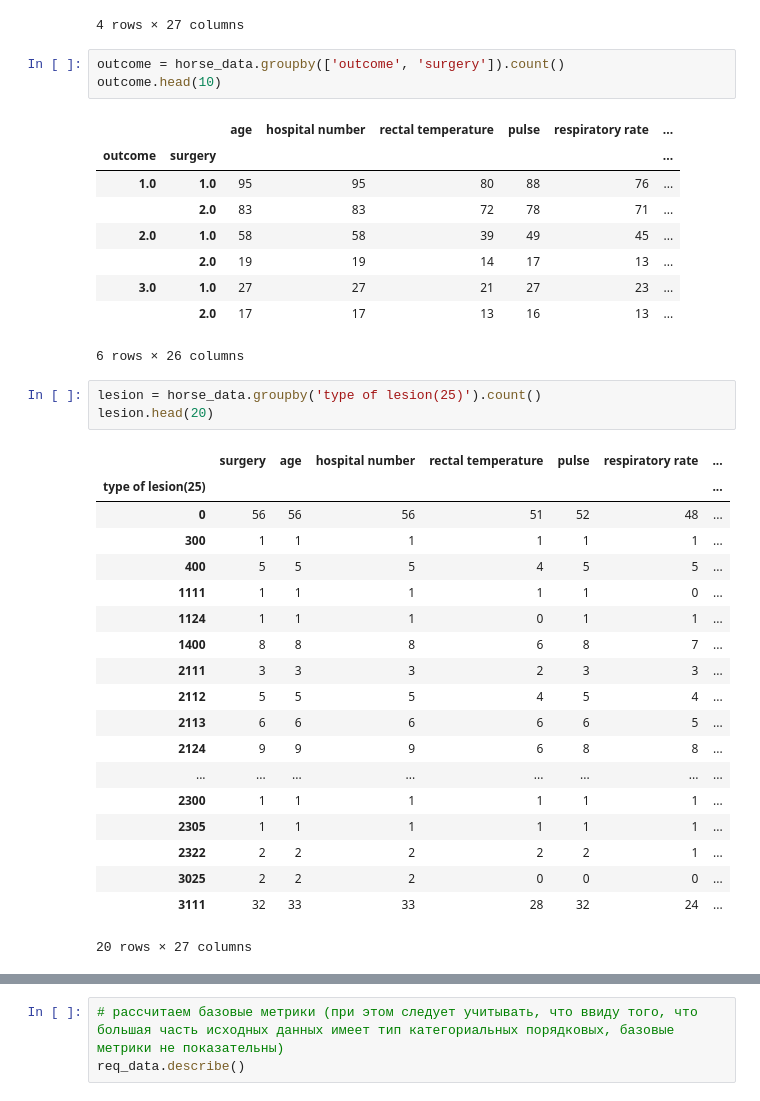
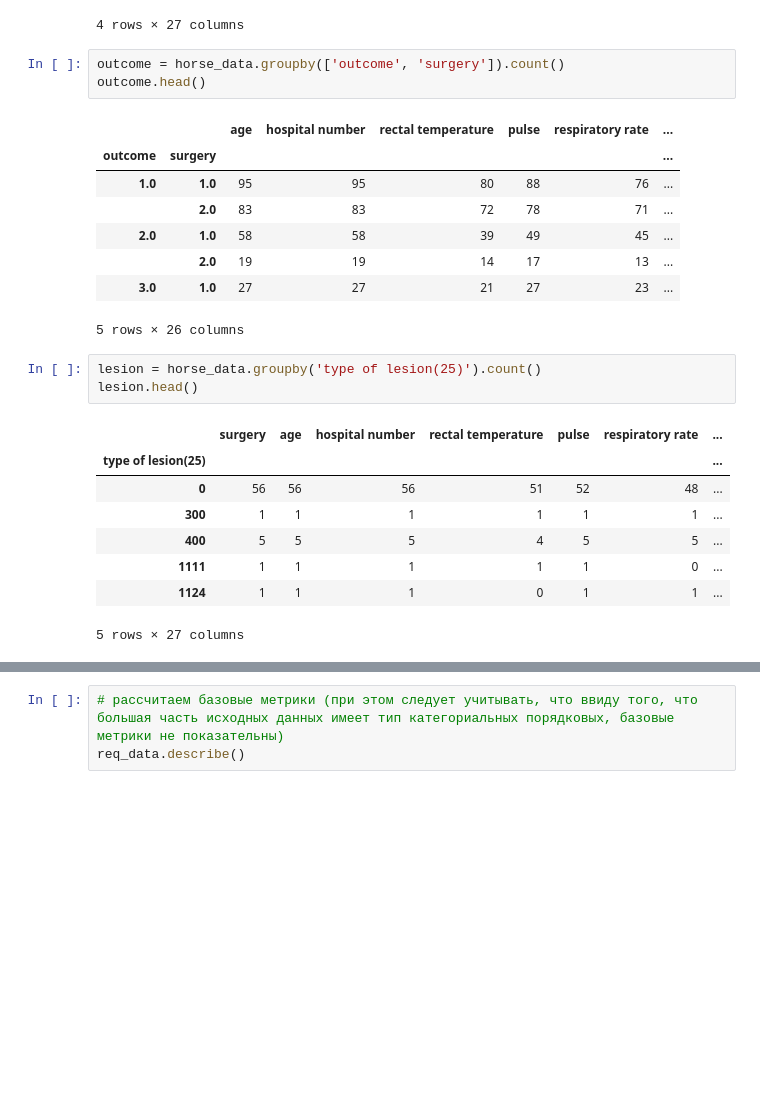
Before and after one commit to AlexandraKim2907/ryda-14_homework, a Jupyter notebook: Homework_basic_statistic.ipynb, the cells around one changed output, grey strips where cells are left out. Saved outputs shown, nothing was run; the diff lists cells and outputs as text; blank space fills up the shorter version.

```diff
--- a/Homework_basic_statistic.ipynb
+++ b/Homework_basic_statistic.ipynb
@@ -93,7 +93,7 @@ abd.head()
 4 rows × 27 columns
 # %%
 outcome = horse_data.groupby(['outcome', 'surgery']).count()
-outcome.head(10)
+outcome.head()
 # %% [output]
 |  |  | age | hospital number | rectal temperature | pulse | respiratory rate | ... |
 | outcome | surgery |  |  |  |  |  | ... |
@@ -102,29 +102,17 @@ outcome.head(10)
 | 2.0 | 1.0 | 58 | 58 | 39 | 49 | 45 | ... |
 |  | 2.0 | 19 | 19 | 14 | 17 | 13 | ... |
 | 3.0 | 1.0 | 27 | 27 | 21 | 27 | 23 | ... |
-|  | 2.0 | 17 | 17 | 13 | 16 | 13 | ... |
-6 rows × 26 columns
+5 rows × 26 columns
 # %%
 lesion = horse_data.groupby('type of lesion(25)').count()
-lesion.head(20)
+lesion.head()
 # %% [output]
 |  | surgery | age | hospital number | rectal temperature | pulse | respiratory rate | ... |
 | type of lesion(25) |  |  |  |  |  |  | ... |
 | 0 | 56 | 56 | 56 | 51 | 52 | 48 | ... |
 | 300 | 1 | 1 | 1 | 1 | 1 | 1 | ... |
 | 400 | 5 | 5 | 5 | 4 | 5 | 5 | ... |
 | 1111 | 1 | 1 | 1 | 1 | 1 | 0 | ... |
 | 1124 | 1 | 1 | 1 | 0 | 1 | 1 | ... |
-| 1400 | 8 | 8 | 8 | 6 | 8 | 7 | ... |
-| 2111 | 3 | 3 | 3 | 2 | 3 | 3 | ... |
-| 2112 | 5 | 5 | 5 | 4 | 5 | 4 | ... |
-| 2113 | 6 | 6 | 6 | 6 | 6 | 5 | ... |
-| 2124 | 9 | 9 | 9 | 6 | 8 | 8 | ... |
-| ... | ... | ... | ... | ... | ... | ... | ... |
-| 2300 | 1 | 1 | 1 | 1 | 1 | 1 | ... |
-| 2305 | 1 | 1 | 1 | 1 | 1 | 1 | ... |
-| 2322 | 2 | 2 | 2 | 2 | 2 | 1 | ... |
-| 3025 | 2 | 2 | 2 | 0 | 0 | 0 | ... |
-| 3111 | 32 | 33 | 33 | 28 | 32 | 24 | ... |
-20 rows × 27 columns
+5 rows × 27 columns
 # %%
```
Also changed, not shown: parts of 30 cells of this notebook.
